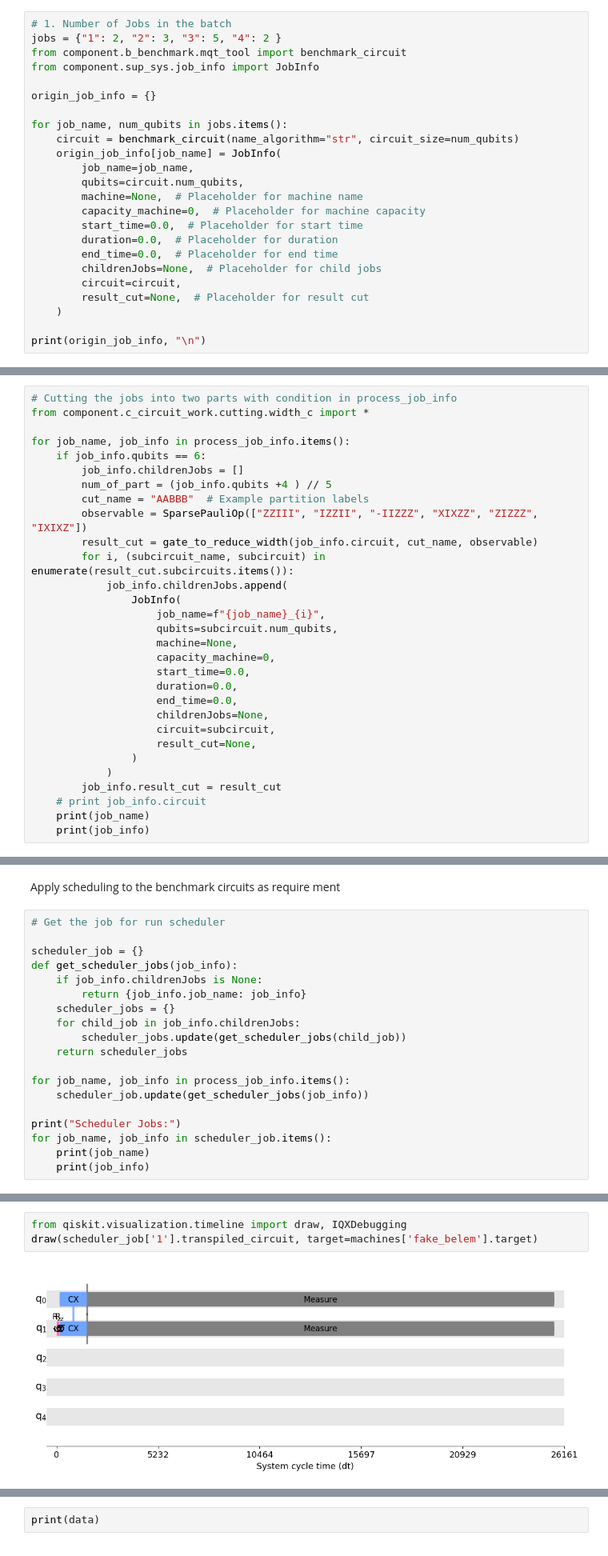
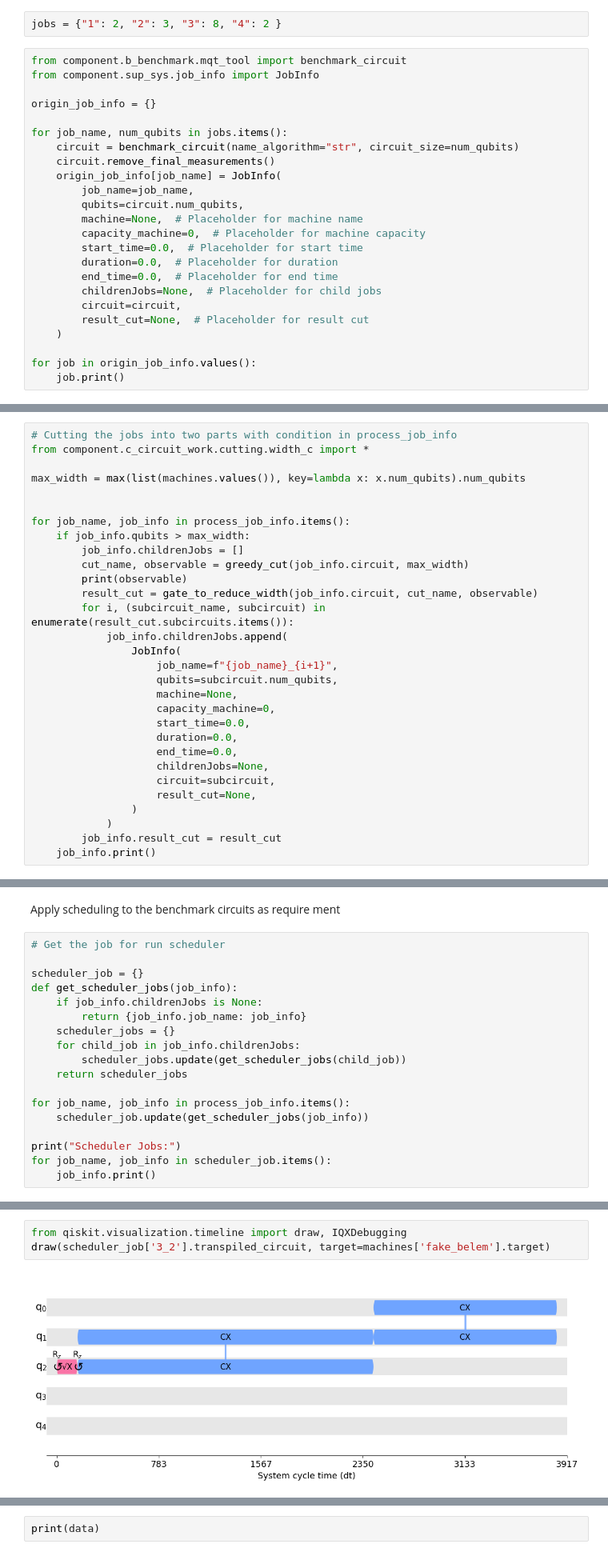
Before and after one commit to MagePro310/Quantum_Simulation_Scheduling_ver1, a Jupyter notebook: test_algorithm.ipynb, the cells around one changed output, grey strips where cells are left out. Shown at 80% size. Cells and saved outputs as stored; diff of their text form.

```diff
--- a/test_algorithm.ipynb
+++ b/test_algorithm.ipynb
@@ -62,9 +52,9 @@ Show map backend
 # Generate the problem
 # %% [markdown]
 Create benchmark
+# %%
+jobs = {"1": 2, "2": 3, "3": 8, "4": 2 }
 # %%
-# 1. Number of Jobs in the batch
-jobs = {"1": 2, "2": 3, "3": 5, "4": 2 }
 from component.b_benchmark.mqt_tool import benchmark_circuit
 from component.sup_sys.job_info import JobInfo
 
@@ -72,6 +62,7 @@ origin_job_info = {}
 
 for job_name, num_qubits in jobs.items():
     circuit = benchmark_circuit(name_algorithm="str", circuit_size=num_qubits)
+    circuit.remove_final_measurements()
     origin_job_info[job_name] = JobInfo(
         job_name=job_name,
         qubits=circuit.num_qubits,
@@ -85,5 +76,6 @@ for job_name, num_qubits in jobs.items():
         result_cut=None,  # Placeholder for result cut
     )
 
-print(origin_job_info, "\n")
+for job in origin_job_info.values():
+    job.print()
 # %% [output]
@@ -102,17 +127,19 @@ cal value from backend
 # Cutting the jobs into two parts with condition in process_job_info
 from component.c_circuit_work.cutting.width_c import *
 
+max_width = max(list(machines.values()), key=lambda x: x.num_qubits).num_qubits
+
+
 for job_name, job_info in process_job_info.items():
-    if job_info.qubits == 6:
+    if job_info.qubits > max_width:
         job_info.childrenJobs = []
-        num_of_part = (job_info.qubits +4 ) // 5
-        cut_name = "AABBB"  # Example partition labels
-        observable = SparsePauliOp(["ZZIII", "IZZII", "-IIZZZ", "XIXZZ", "ZIZZZ", "IXIXZ"])
+        cut_name, observable = greedy_cut(job_info.circuit, max_width)
+        print(observable)
         result_cut = gate_to_reduce_width(job_info.circuit, cut_name, observable)
         for i, (subcircuit_name, subcircuit) in enumerate(result_cut.subcircuits.items()):
             job_info.childrenJobs.append(
                 JobInfo(
-                    job_name=f"{job_name}_{i}",
+                    job_name=f"{job_name}_{i+1}",
                     qubits=subcircuit.num_qubits,
                     machine=None,
                     capacity_machine=0,
@@ -125,7 +152,5 @@ for job_name, job_info in process_job_info.items():
                 )
             )
         job_info.result_cut = result_cut
-    # print job_info.circuit
-    print(job_name)
-    print(job_info)
+    job_info.print()
 # %% [output]
@@ -172,7 +205,6 @@ for job_name, job_info in process_job_info.items():
 
 print("Scheduler Jobs:")
 for job_name, job_info in scheduler_job.items():
-    print(job_name)
-    print(job_info)
+    job_info.print()
 # %% [output]
 Scheduler Jobs:
@@ -291,5 +347,5 @@ scheduler_job['1'].transpiled_circuit.draw('mpl')
 # %%
 from qiskit.visualization.timeline import draw, IQXDebugging
-draw(scheduler_job['1'].transpiled_circuit, target=machines['fake_belem'].target)
+draw(scheduler_job['3_2'].transpiled_circuit, target=machines['fake_belem'].target)
 # %% [output]
-[figure, old version]
+[figure, new version]
```
Also changed, not shown: parts of 27 cells of this notebook, 18 other files.
